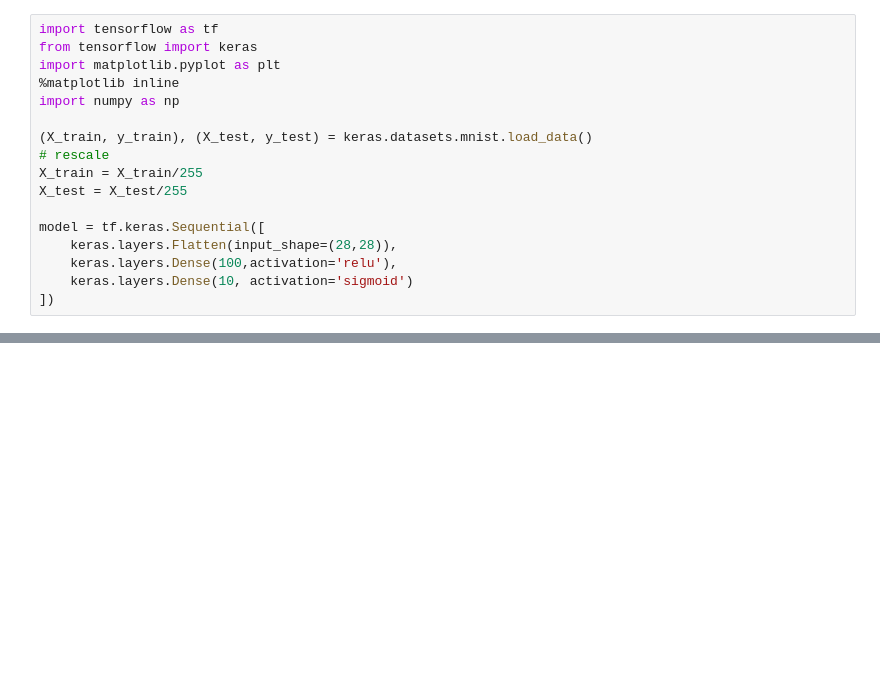
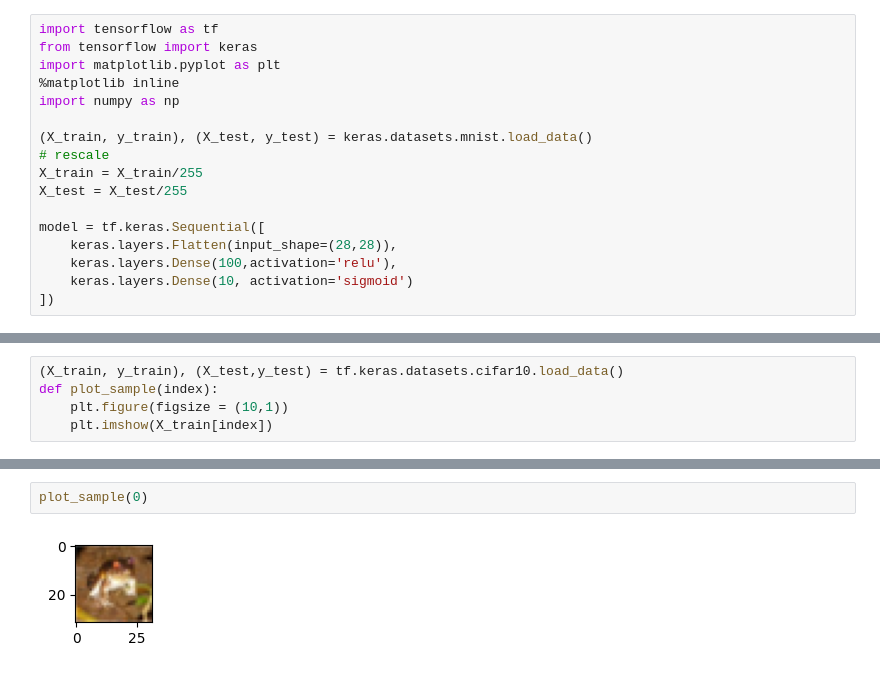
Before and after one commit to m-karakus/veri-bilimi-kursu, a Jupyter notebook: kaggle/deep-learning-e-itim-serisi.ipynb, the cells around one changed output, grey strips where cells are left out. Cells and saved outputs as stored; diff of their text form; blank space fills up the shorter version.

```diff
--- a/kaggle/deep-learning-e-itim-serisi.ipynb
+++ b/kaggle/deep-learning-e-itim-serisi.ipynb
@@ -189,0 +334,5 @@ model.fit(
+# %%
+(X_train, y_train), (X_test,y_test) = tf.keras.datasets.cifar10.load_data()
+def plot_sample(index):
+    plt.figure(figsize = (10,1))
+    plt.imshow(X_train[index])
@@ -189,0 +342,4 @@ model.fit(
+# %%
+plot_sample(0)
+# %% [output]
+[figure, added]
```
Also changed, not shown: parts of 53 cells of this notebook.
